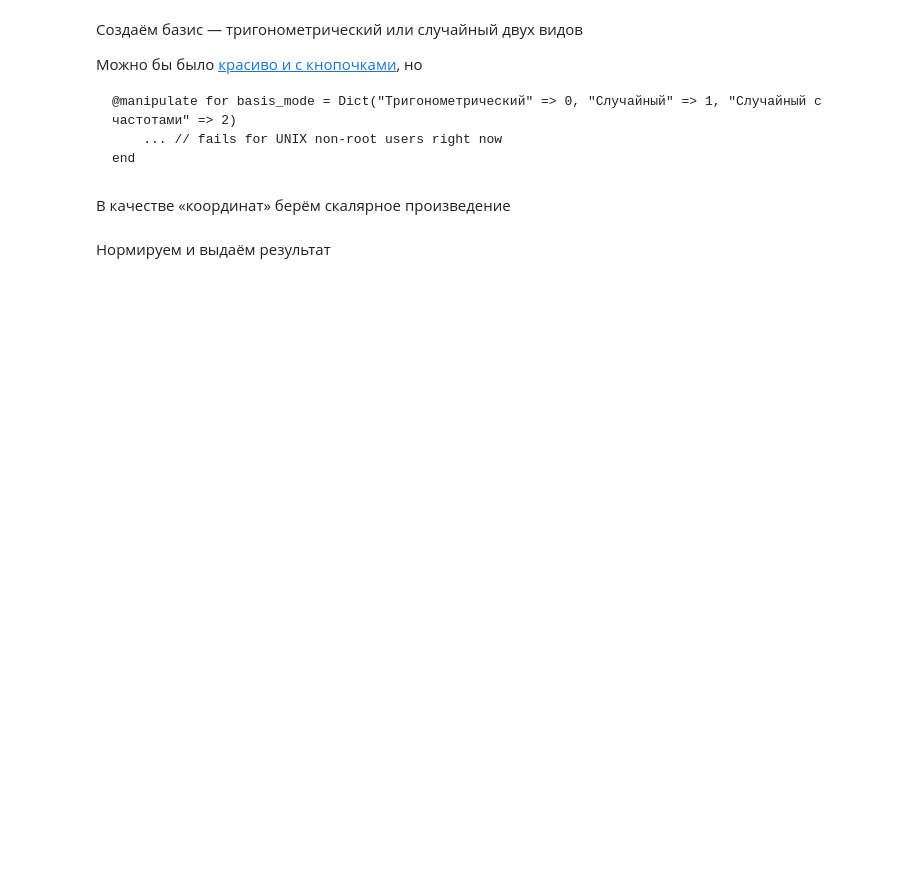
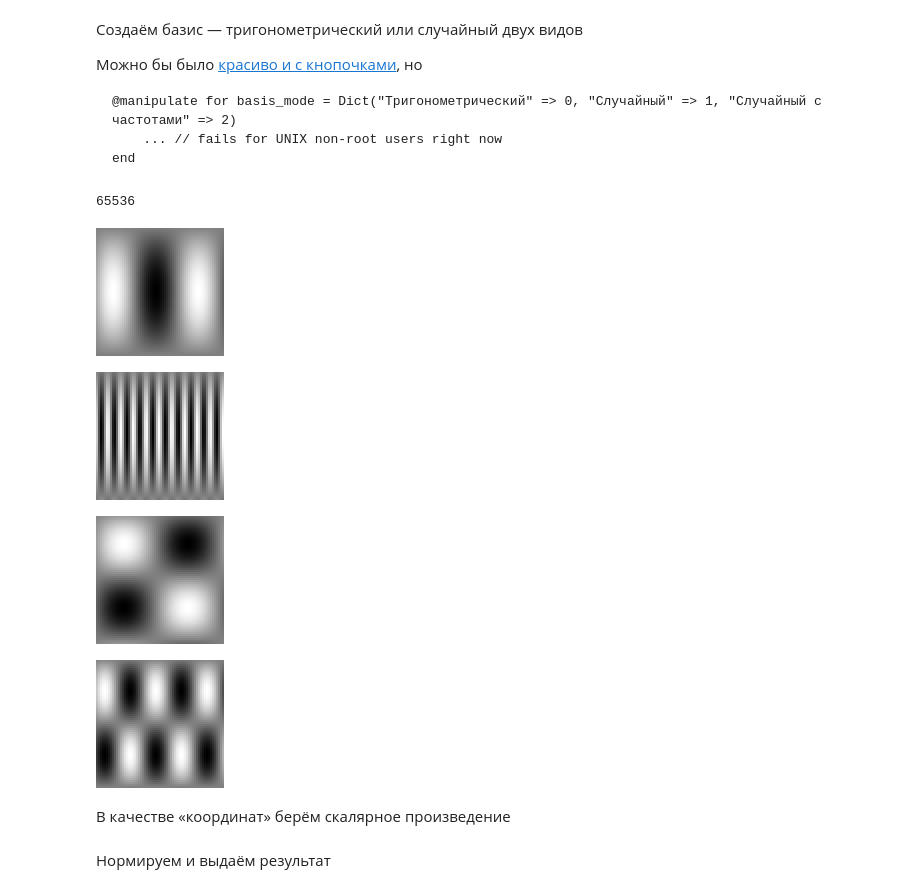
Before and after one commit to dluciv/algs_and_data_structs-spbu-CB.5001, a Jupyter notebook: examples/b5/02.randomized/random_flies.ipynb, the cells around one changed output. Cells and saved outputs as stored; diff of their text form; code cells hidden in the pictures; blank space fills up the shorter version.

```diff
--- a/examples/b5/02.randomized/random_flies.ipynb
+++ b/examples/b5/02.randomized/random_flies.ipynb
@@ -37,11 +39,11 @@ end
     randomized = 2
 end
 
-basis_type = trigonometric0
+basis_type = trigonometric1
 
 rand_basis_size = 16384
 rand_freqdown = false
-rand_fuzzy = true
+rand_fuzzy = false
 ;
 # %%
 function gen_trig_basis_0()
@@ -121,8 +123,15 @@ end
 # %%
 print(length(basis))
 display(m2nimg(basis[10]))
 display(m2nimg(basis[80]))
-display(m2nimg(basis[250]))
+display(m2nimg(basis[520]))
+display(m2nimg(basis[530]))
+# %% [output]
+65536
+[figure, added]
+[figure, added]
+[figure, added]
+[figure, added]
 # %% [markdown]
 В качестве «координат» берём скалярное произведение
 # %%
```
Also changed, not shown: parts of 3 cells of this notebook, 2 other files.
